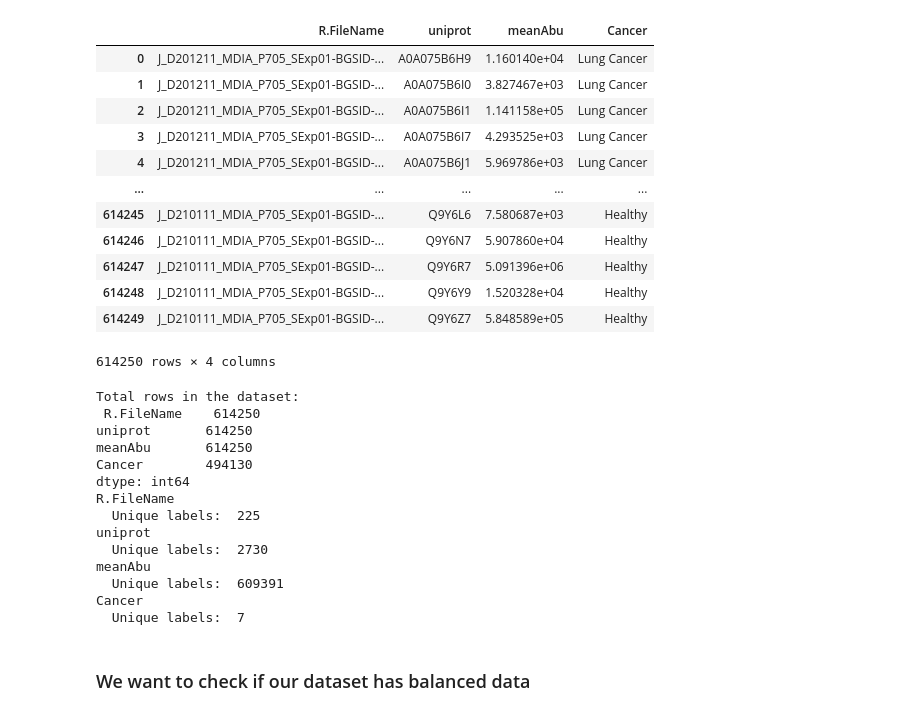
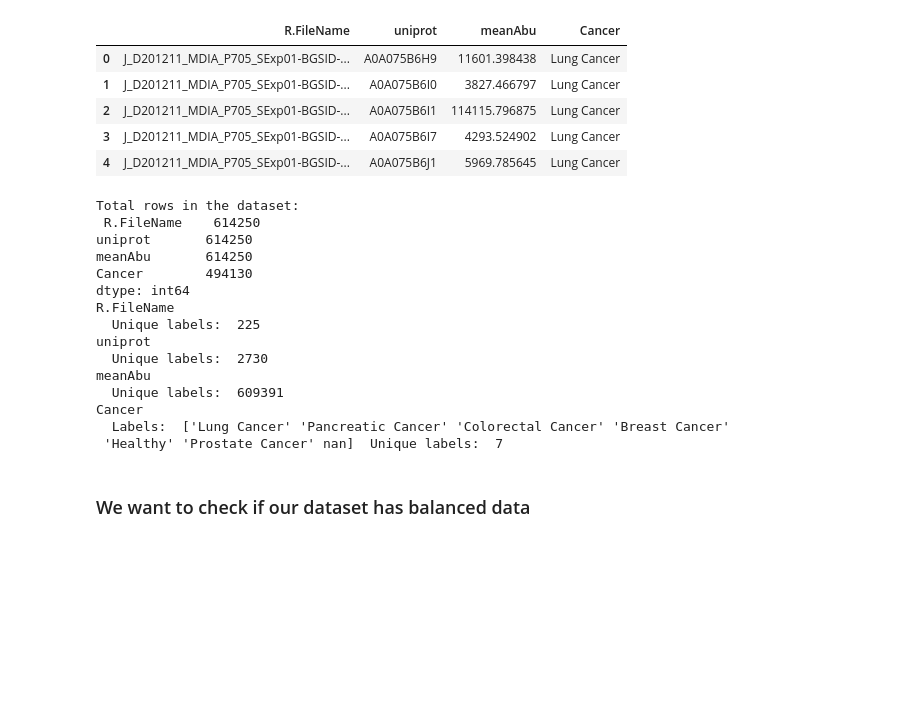
Before and after one commit to cewinharhar/BECS2_dataChallenge, a Jupyter notebook: dataAnalysis.ipynb, the cells around one changed output. Cells and saved outputs as stored; diff of their text form; code cells hidden in the pictures; blank space fills up the shorter version.

```diff
--- a/dataAnalysis.ipynb
+++ b/dataAnalysis.ipynb
@@ -7,25 +8,18 @@ data = dataimport.Dataimport("rawData/tidy.csv","rawData/Metadata.csv")
 # %%
 df = data.dataframe()
 # %%
-df
+df.head()
 # %% [output]
 |  | R.FileName | uniprot | meanAbu | Cancer |
-| 0 | J_D201211_MDIA_P705_SExp01-BGSID-... | A0A075B6H9 | 1.160140e+04 | Lung Cancer |
-| 1 | J_D201211_MDIA_P705_SExp01-BGSID-... | A0A075B6I0 | 3.827467e+03 | Lung Cancer |
-| 2 | J_D201211_MDIA_P705_SExp01-BGSID-... | A0A075B6I1 | 1.141158e+05 | Lung Cancer |
-| 3 | J_D201211_MDIA_P705_SExp01-BGSID-... | A0A075B6I7 | 4.293525e+03 | Lung Cancer |
-| 4 | J_D201211_MDIA_P705_SExp01-BGSID-... | A0A075B6J1 | 5.969786e+03 | Lung Cancer |
-| ... | ... | ... | ... | ... |
-| 614245 | J_D210111_MDIA_P705_SExp01-BGSID-... | Q9Y6L6 | 7.580687e+03 | Healthy |
-| 614246 | J_D210111_MDIA_P705_SExp01-BGSID-... | Q9Y6N7 | 5.907860e+04 | Healthy |
-| 614247 | J_D210111_MDIA_P705_SExp01-BGSID-... | Q9Y6R7 | 5.091396e+06 | Healthy |
-| 614248 | J_D210111_MDIA_P705_SExp01-BGSID-... | Q9Y6Y9 | 1.520328e+04 | Healthy |
-| 614249 | J_D210111_MDIA_P705_SExp01-BGSID-... | Q9Y6Z7 | 5.848589e+05 | Healthy |
+| 0 | J_D201211_MDIA_P705_SExp01-BGSID-... | A0A075B6H9 | 11601.398438 | Lung Cancer |
+| 1 | J_D201211_MDIA_P705_SExp01-BGSID-... | A0A075B6I0 | 3827.466797 | Lung Cancer |
+| 2 | J_D201211_MDIA_P705_SExp01-BGSID-... | A0A075B6I1 | 114115.796875 | Lung Cancer |
+| 3 | J_D201211_MDIA_P705_SExp01-BGSID-... | A0A075B6I7 | 4293.524902 | Lung Cancer |
+| 4 | J_D201211_MDIA_P705_SExp01-BGSID-... | A0A075B6J1 | 5969.785645 | Lung Cancer |
-614250 rows × 4 columns
 # %%
 print('Total rows in the dataset:  \n',df.count())
 for name in df.columns:
-    if len(df[name].unique()) < 5:
+    if len(df[name].unique()) < 8:
         print(name ,
           '\n',
           ' Labels: ',
@@ -51,7 +45,8 @@ uniprot
 meanAbu
   Unique labels:  609391
 Cancer
-  Unique labels:  7
+  Labels:  ['Lung Cancer' 'Pancreatic Cancer' 'Colorectal Cancer' 'Breast Cancer'
+ 'Healthy' 'Prostate Cancer' nan]  Unique labels:  7
 # %% [markdown]
 ### We want to check if our dataset has balanced data
 # %%
```
Also changed, not shown: parts of 12 cells of this notebook, 3 other files.
